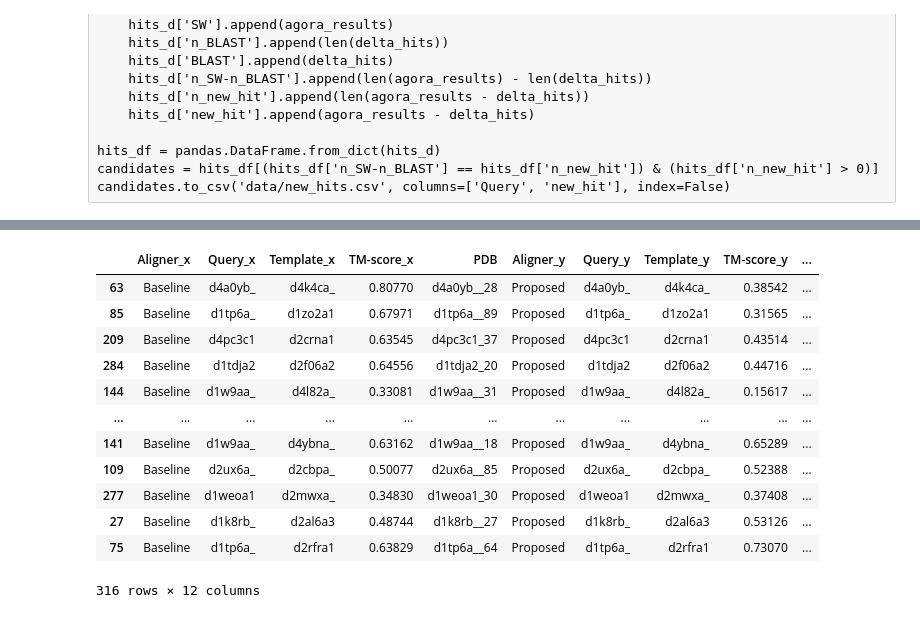
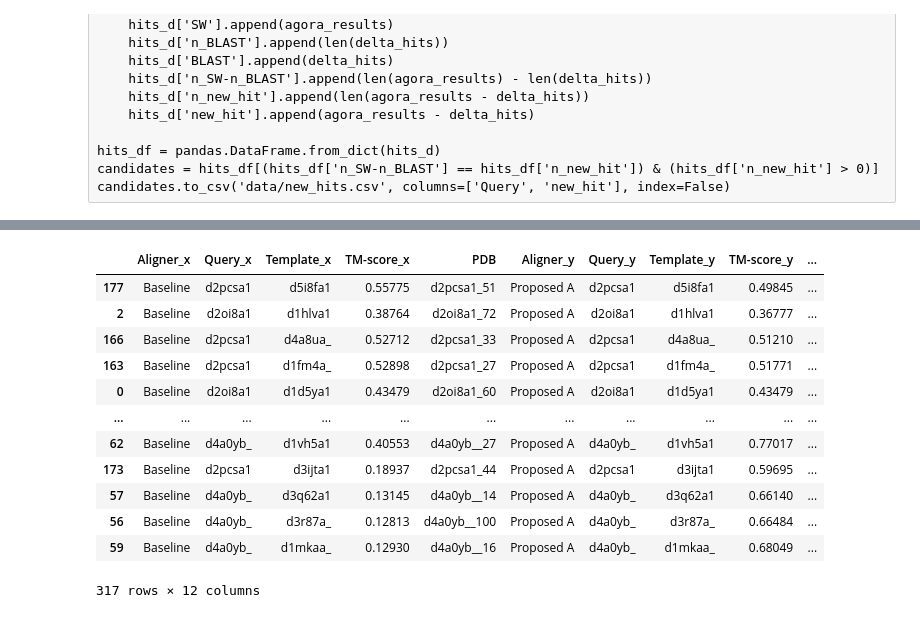
Before and after one commit to shuichiro-makigaki/agora, a Jupyter notebook: contrib/TM-hard-skip-inters.ipynb, the cells around one changed output, grey strips where cells are left out. Cells and saved outputs as stored; diff of their text form; code cells hidden in the pictures.

```diff
--- a/contrib/TM-hard-skip-inters.ipynb
+++ b/contrib/TM-hard-skip-inters.ipynb
@@ -67,13 +67,25 @@ from agora import TMalignCommandLine
 new_hit_tmscore_d = {'Aligner': [], 'Query': [], 'Template': [], 'TM-score': [], 'PDB': []}
 
 for r in tqdm(candidates.itertuples(), total=candidates.shape[0]):
+    for pdb in list(Path('data/evaluation/delta_u50_50_u50_50_s95_500_evalue_sum_local/').glob(f'{r.Query}_*.pdb')):
+            template = [_ for _ in pdb.read_text().splitlines() if _.startswith('REMARK') and 'TEMPLATE:' in _][0].split()[3]
+            if template in r.new_hit:
+                tmalign = TMalignCommandLine(f'data/evaluation/targets/{r.Query}.ent', pdb.as_posix())
+                tmalign.run()
+                if tmalign.tmscore is not None:
+                    new_hit_tmscore_d['Aligner'].append('Baseline')
+                    new_hit_tmscore_d['Query'].append(r.Query)
+                    new_hit_tmscore_d['Template'].append(template)
+                    new_hit_tmscore_d['TM-score'].append(tmalign.tmscore[0])
+                    new_hit_tmscore_d['PDB'].append(pdb.stem)
+
     for pdb in list(Path('data/evaluation/delta_u50_50_u50_50_s95_500_evalue_sum_local_i_local_p5p5p20/').glob(f'{r.Query}_*.pdb')):
         template = [_ for _ in pdb.read_text().splitlines() if _.startswith('REMARK') and 'TEMPLATE:' in _][0].split()[3]
         if template in r.new_hit:
             tmalign = TMalignCommandLine(f'data/evaluation/targets/{r.Query}.ent', pdb.as_posix())
             tmalign.run()
             if tmalign.tmscore is not None:
-                new_hit_tmscore_d['Aligner'].append('Proposed')
+                new_hit_tmscore_d['Aligner'].append('Proposed A')
                 new_hit_tmscore_d['Query'].append(r.Query)
                 new_hit_tmscore_d['Template'].append(template)
                 new_hit_tmscore_d['TM-score'].append(tmalign.tmscore[0])
@@ -85,7 +97,7 @@ for r in tqdm(candidates.itertuples(), total=candidates.shape[0]):
             tmalign = TMalignCommandLine(f'data/evaluation/targets/{r.Query}.ent', pdb.as_posix())
             tmalign.run()
             if tmalign.tmscore is not None:
-                new_hit_tmscore_d['Aligner'].append('Baseline')
+                new_hit_tmscore_d['Aligner'].append('Proposed B')
                 new_hit_tmscore_d['Query'].append(r.Query)
                 new_hit_tmscore_d['Template'].append(template)
                 new_hit_tmscore_d['TM-score'].append(tmalign.tmscore[0])
@@ -122,23 +122,23 @@ seaborn.boxplot(x='TM-score', y='Aligner',
 # %%
 sw = new_hit_tmscore_df[new_hit_tmscore_df['Aligner'] == 'Baseline']
-isw = new_hit_tmscore_df[new_hit_tmscore_df['Aligner'] == 'Proposed']
+isw = new_hit_tmscore_df[new_hit_tmscore_df['Aligner'] == 'Proposed A']
 merged_df = pandas.merge(sw, isw, on='PDB')
 merged_df['diff'] = merged_df['TM-score_y'] - merged_df['TM-score_x']
 merged_df['Query'] = merged_df['PDB'].apply(lambda _: _[:7])
 merged_df['Rank'] = merged_df['PDB'].apply(lambda _: int(_.split('_')[-1]))
 merged_df = merged_df.sort_values('diff')
 merged_df
 # %% [output]
 |  | Aligner_x | Query_x | Template_x | TM-score_x | PDB | Aligner_y | Query_y | Template_y | TM-score_y | ... |
-| 63 | Baseline | d4a0yb_ | d4k4ca_ | 0.80770 | d4a0yb__28 | Proposed | d4a0yb_ | d4k4ca_ | 0.38542 | ... |
-| 85 | Baseline | d1tp6a_ | d1zo2a1 | 0.67971 | d1tp6a__89 | Proposed | d1tp6a_ | d1zo2a1 | 0.31565 | ... |
-| 209 | Baseline | d4pc3c1 | d2crna1 | 0.63545 | d4pc3c1_37 | Proposed | d4pc3c1 | d2crna1 | 0.43514 | ... |
-| 284 | Baseline | d1tdja2 | d2f06a2 | 0.64556 | d1tdja2_20 | Proposed | d1tdja2 | d2f06a2 | 0.44716 | ... |
-| 144 | Baseline | d1w9aa_ | d4l82a_ | 0.33081 | d1w9aa__31 | Proposed | d1w9aa_ | d4l82a_ | 0.15617 | ... |
+| 177 | Baseline | d2pcsa1 | d5i8fa1 | 0.55775 | d2pcsa1_51 | Proposed A | d2pcsa1 | d5i8fa1 | 0.49845 | ... |
+| 2 | Baseline | d2oi8a1 | d1hlva1 | 0.38764 | d2oi8a1_72 | Proposed A | d2oi8a1 | d1hlva1 | 0.36777 | ... |
+| 166 | Baseline | d2pcsa1 | d4a8ua_ | 0.52712 | d2pcsa1_33 | Proposed A | d2pcsa1 | d4a8ua_ | 0.51210 | ... |
+| 163 | Baseline | d2pcsa1 | d1fm4a_ | 0.52898 | d2pcsa1_27 | Proposed A | d2pcsa1 | d1fm4a_ | 0.51771 | ... |
+| 0 | Baseline | d2oi8a1 | d1d5ya1 | 0.43479 | d2oi8a1_60 | Proposed A | d2oi8a1 | d1d5ya1 | 0.43479 | ... |
 | ... | ... | ... | ... | ... | ... | ... | ... | ... | ... | ... |
-| 141 | Baseline | d1w9aa_ | d4ybna_ | 0.63162 | d1w9aa__18 | Proposed | d1w9aa_ | d4ybna_ | 0.65289 | ... |
-| 109 | Baseline | d2ux6a_ | d2cbpa_ | 0.50077 | d2ux6a__85 | Proposed | d2ux6a_ | d2cbpa_ | 0.52388 | ... |
-| 277 | Baseline | d1weoa1 | d2mwxa_ | 0.34830 | d1weoa1_30 | Proposed | d1weoa1 | d2mwxa_ | 0.37408 | ... |
-| 27 | Baseline | d1k8rb_ | d2al6a3 | 0.48744 | d1k8rb__27 | Proposed | d1k8rb_ | d2al6a3 | 0.53126 | ... |
-| 75 | Baseline | d1tp6a_ | d2rfra1 | 0.63829 | d1tp6a__64 | Proposed | d1tp6a_ | d2rfra1 | 0.73070 | ... |
+| 62 | Baseline | d4a0yb_ | d1vh5a1 | 0.40553 | d4a0yb__27 | Proposed A | d4a0yb_ | d1vh5a1 | 0.77017 | ... |
+| 173 | Baseline | d2pcsa1 | d3ijta1 | 0.18937 | d2pcsa1_44 | Proposed A | d2pcsa1 | d3ijta1 | 0.59695 | ... |
+| 57 | Baseline | d4a0yb_ | d3q62a1 | 0.13145 | d4a0yb__14 | Proposed A | d4a0yb_ | d3q62a1 | 0.66140 | ... |
+| 56 | Baseline | d4a0yb_ | d3r87a_ | 0.12813 | d4a0yb__100 | Proposed A | d4a0yb_ | d3r87a_ | 0.66484 | ... |
+| 59 | Baseline | d4a0yb_ | d1mkaa_ | 0.12930 | d4a0yb__16 | Proposed A | d4a0yb_ | d1mkaa_ | 0.68049 | ... |
-316 rows × 12 columns
+317 rows × 12 columns
```
Also changed, not shown: parts of 8 cells of this notebook.
